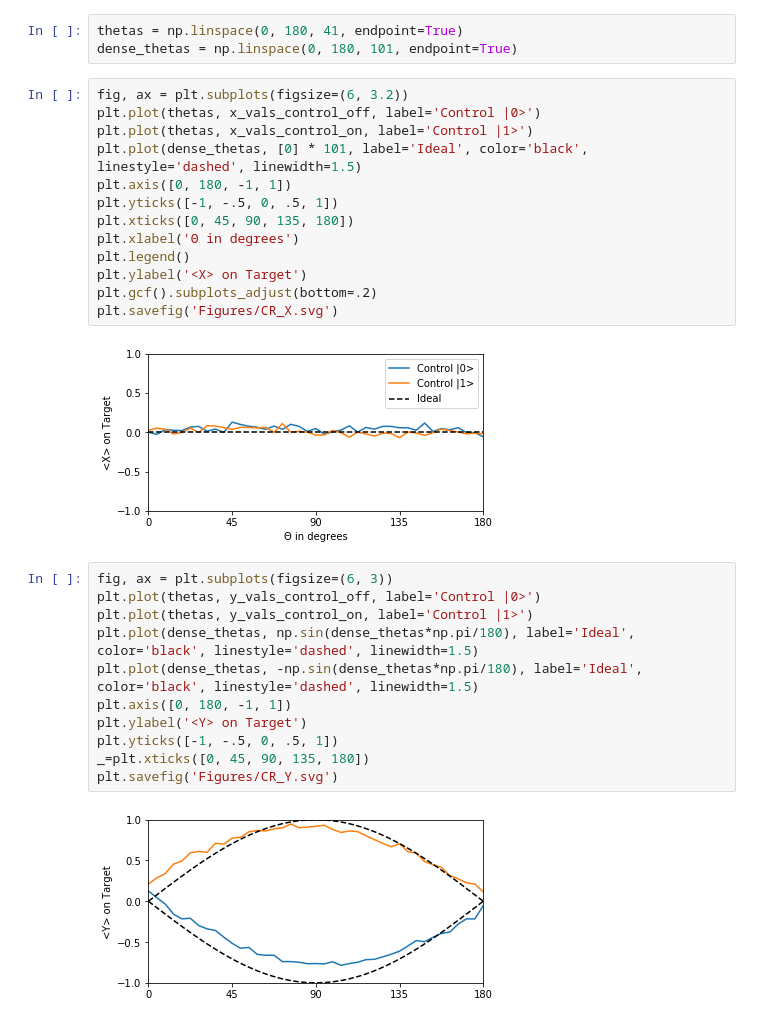
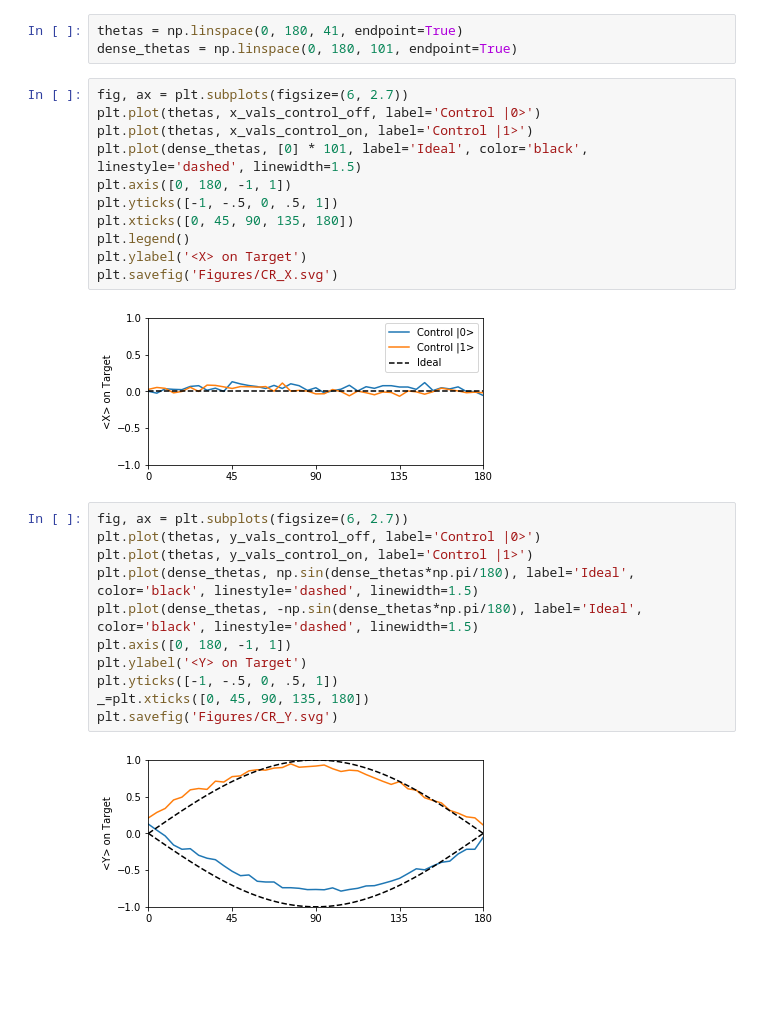
Before and after one commit to singular-value/optimizations_via_openpulse, a Jupyter notebook: CrossResonance_Tomography.ipynb, the cells around one changed output. Saved outputs shown, nothing was run; the diff lists cells and outputs as text; blank space fills up the shorter version.

Commit message:
Prettify figures for CR tomography

```diff
--- a/CrossResonance_Tomography.ipynb
+++ b/CrossResonance_Tomography.ipynb
@@ -165,22 +165,20 @@ z_vals_control_on = [0.966, 0.952, 0.944, 0.8999999999999999, 0.8779999999999999
 thetas = np.linspace(0, 180, 41, endpoint=True)
 dense_thetas = np.linspace(0, 180, 101, endpoint=True)
 # %%
-fig, ax = plt.subplots(figsize=(6, 3.2))
+fig, ax = plt.subplots(figsize=(6, 2.7))
 plt.plot(thetas, x_vals_control_off, label='Control |0>')
 plt.plot(thetas, x_vals_control_on, label='Control |1>')
 plt.plot(dense_thetas, [0] * 101, label='Ideal', color='black', linestyle='dashed', linewidth=1.5)
 plt.axis([0, 180, -1, 1])
 plt.yticks([-1, -.5, 0, .5, 1])
 plt.xticks([0, 45, 90, 135, 180])
-plt.xlabel('Θ in degrees')
 plt.legend()
 plt.ylabel('<X> on Target')
-plt.gcf().subplots_adjust(bottom=.2)
 plt.savefig('Figures/CR_X.svg')
 # %% [output]
-[figure, old version]
+[figure, new version]
 # %%
-fig, ax = plt.subplots(figsize=(6, 3))
+fig, ax = plt.subplots(figsize=(6, 2.7))
 plt.plot(thetas, y_vals_control_off, label='Control |0>')
 plt.plot(thetas, y_vals_control_on, label='Control |1>')
 plt.plot(dense_thetas, np.sin(dense_thetas*np.pi/180), label='Ideal', color='black', linestyle='dashed', linewidth=1.5)
@@ -191,7 +189,7 @@ plt.yticks([-1, -.5, 0, .5, 1])
 _=plt.xticks([0, 45, 90, 135, 180])
 plt.savefig('Figures/CR_Y.svg')
 # %% [output]
-[figure, old version]
+[figure, new version]
 # %%
 fig, ax = plt.subplots(figsize=(6, 3))
 plt.plot(thetas, z_vals_control_off, label='Control |0>')
```
Also changed, not shown: parts of 1 cell of this notebook, 11 other files.
